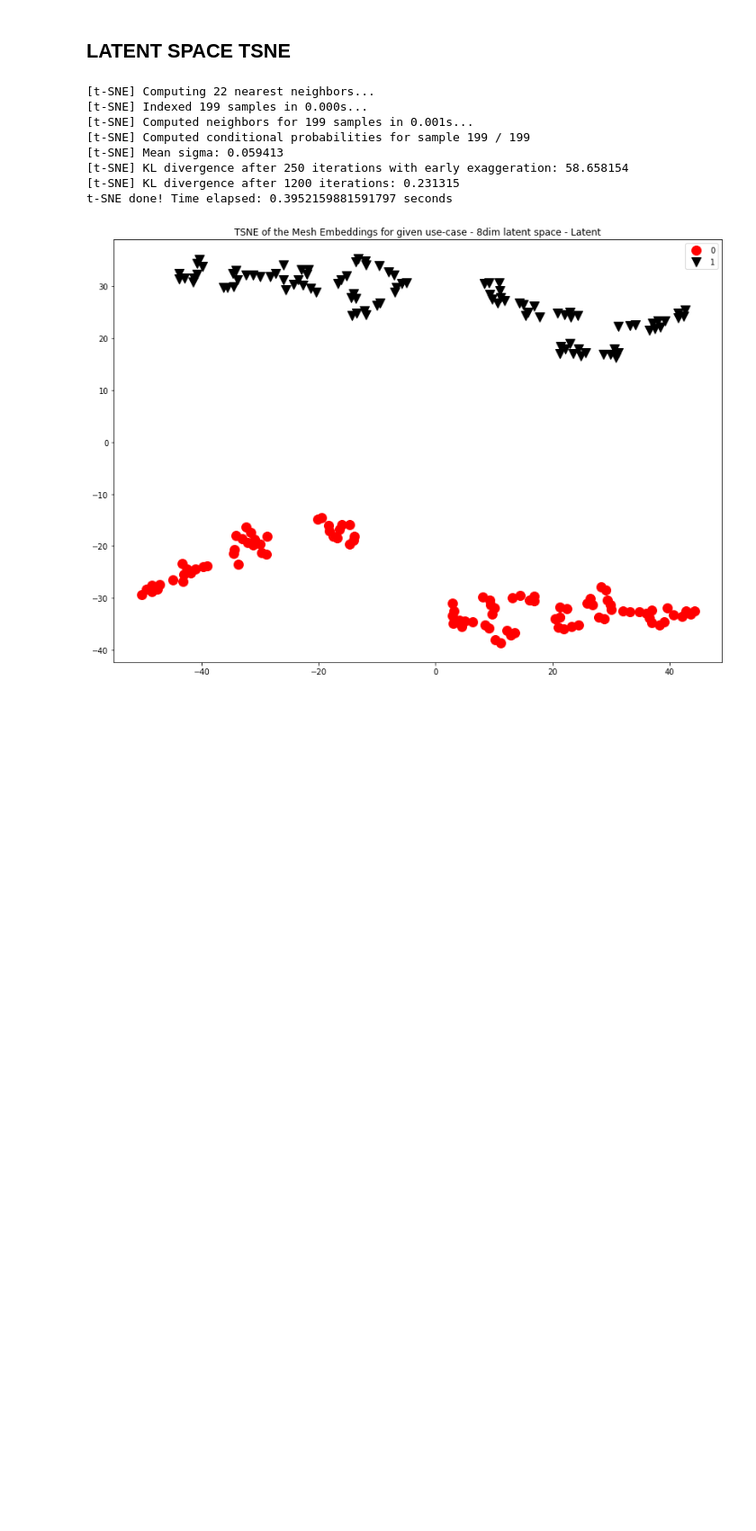
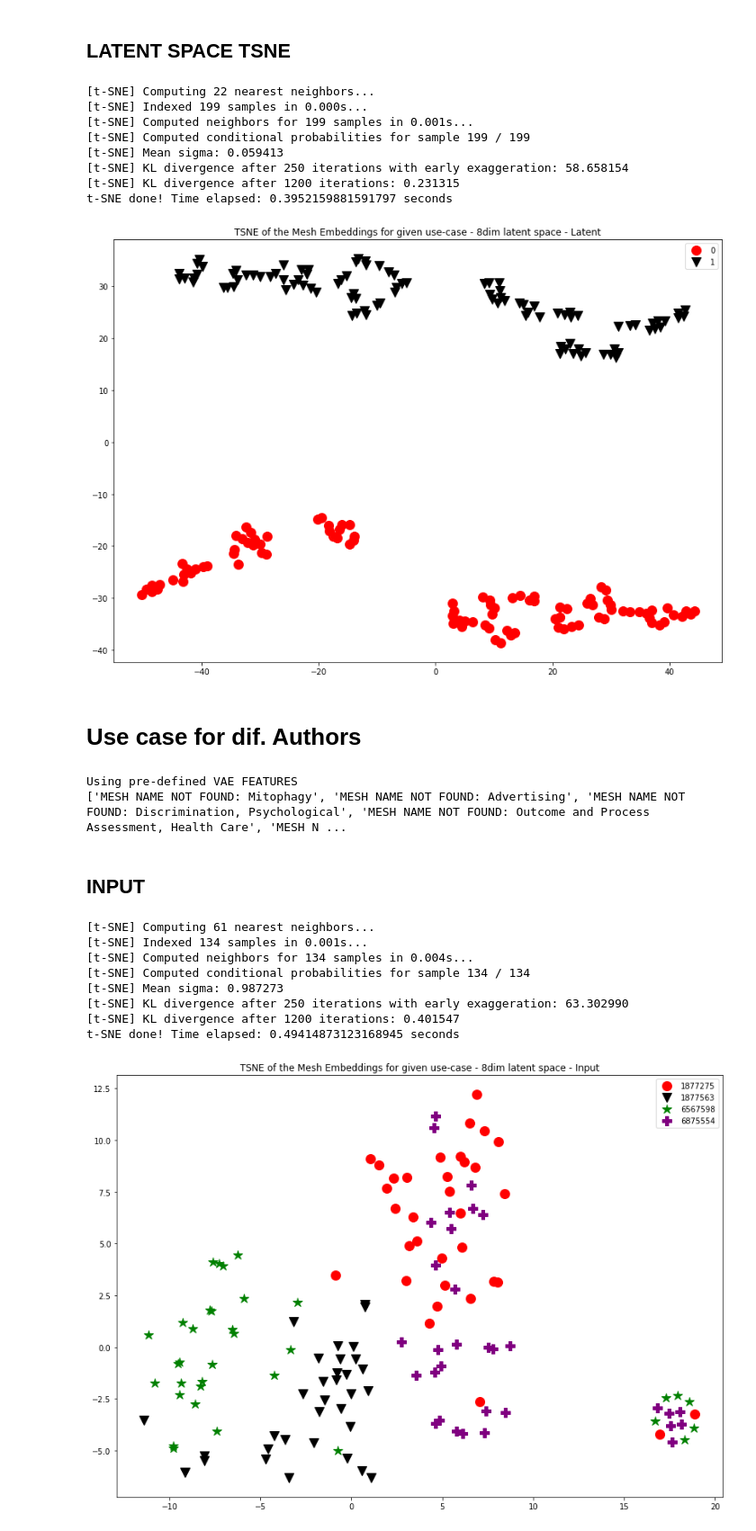
Before and after one commit to ShaulSolomon/academix-ydata-project-truncated, a Jupyter notebook: code/5_vae.ipynb, the cells around one changed output. Shown at 90% size. Cells and saved outputs as stored; diff of their text form; code cells hidden in the pictures; blank space fills up the shorter version.

Commit message:
Working on TSNE on author use-case

```diff
--- a/code/5_vae.ipynb
+++ b/code/5_vae.ipynb
@@ -772,3 +772,63 @@ fig.tight_layout();
 [t-SNE] KL divergence after 1200 iterations: 0.231315
 t-SNE done! Time elapsed: 0.3952159881591797 seconds
 [figure]
+# %% [markdown]
+# Use case for dif. Authors
+# %%
+df_auths = pd.read_csv('./data/vae_usecases/piid_above30paper.csv').drop(columns="Unnamed: 0")
+unique_PI_IDS = df_auths['PI_IDS'].unique()
+# np.random.seed(44)
+idx_PI_rand = np.random.choice(len(unique_PI_IDS),4,replace=False)
+PI_IDS = unique_PI_IDS[idx_PI_rand]
+
+df_PIDS = df[df['PI_IDS'].isin(PI_IDS)]
+labels = df_PIDS['PI_IDS'].values
+# %%
+group_run = ToyDS(df_PIDS, df_PIDS['last_author_name'].unique(),all_vae)
+
+data =  torch.from_numpy(group_run.features).to(device,dtype=torch.float32)
+optimizer.zero_grad()
+recon_batch, mu, logvar= model(data)
+bottle_neck = mu.cpu().detach().numpy()
+recon = recon_batch.cpu().detach().numpy()
+# %% [output]
+Using pre-defined VAE FEATURES
+['MESH NAME NOT FOUND: Mitophagy', 'MESH NAME NOT FOUND: Advertising', 'MESH NAME NOT FOUND: Discrimination, Psychological', 'MESH NAME NOT FOUND: Outcome and Process Assessment, Health Care', 'MESH N ...
+# %% [markdown]
+## INPUT
+# %%
+time_start = time.time()
+tsne = TSNE(n_components=2, verbose=1, perplexity=20, n_iter=1200,random_state=42)
+tsne_results = tsne.fit_transform(group_run.features)
+print('t-SNE done! Time elapsed: {} seconds'.format(time.time()-time_start))
+
+df_subset=pd.DataFrame()
+df_subset['tsne-2d-one'] = tsne_results[:,0]
+df_subset['tsne-2d-two'] = tsne_results[:,1]
+df_subset['class'] = labels
+
+groups = df_subset.groupby('class')
+markers = ['o','v',"*","P","^","<",">","h"]
+colors = ["red","black","green","purple"]
+# Plot
+fig, ax = plt.subplots(figsize=(14,10))
+
+ax.margins(0.05) # Optional, just adds 5% padding to the autoscaling
+for i, (name, group) in enumerate(groups):
+    ax.set_title("TSNE of the Mesh Embeddings for given use-case - 8dim latent space - Input")
+    ax.plot(group['tsne-2d-one'], group['tsne-2d-two'], marker=markers[i], linestyle='', ms=12, label=name, color=colors[i])
+ax.legend()
+plt.show()
+fig.tight_layout();
+
+fig.savefig('code/img/TSNE_Plots/meshemb_usecaseAuth_8dimls_input_MSE+KLD.png', box_inches='tight')
+# %% [output]
+[t-SNE] Computing 61 nearest neighbors...
+[t-SNE] Indexed 134 samples in 0.001s...
+[t-SNE] Computed neighbors for 134 samples in 0.004s...
+[t-SNE] Computed conditional probabilities for sample 134 / 134
+[t-SNE] Mean sigma: 0.987273
+[t-SNE] KL divergence after 250 iterations with early exaggeration: 63.302990
+[t-SNE] KL divergence after 1200 iterations: 0.401547
+t-SNE done! Time elapsed: 0.49414873123168945 seconds
+[figure, added]
```
Also changed, not shown: parts of 12 cells of this notebook, 3 other files.
